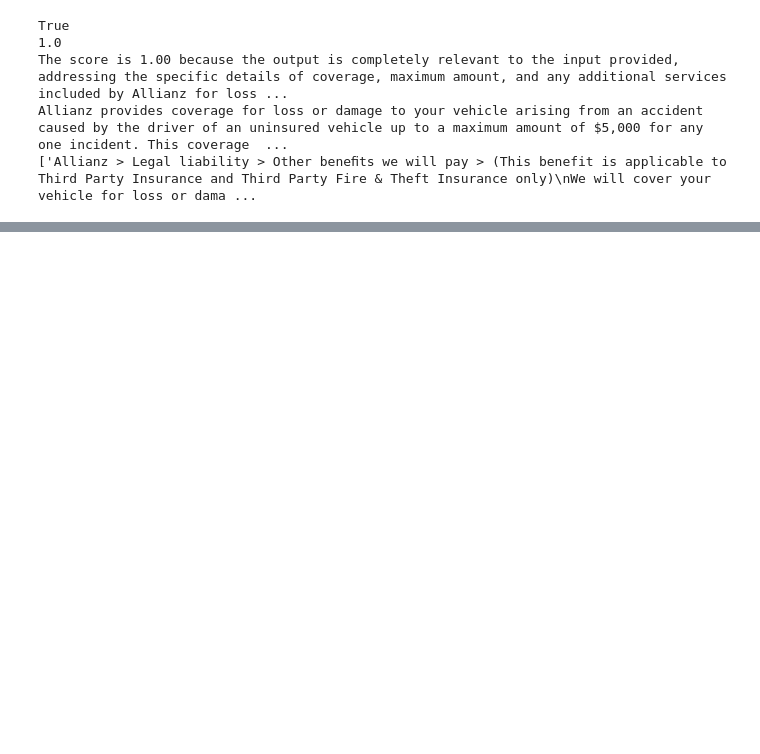
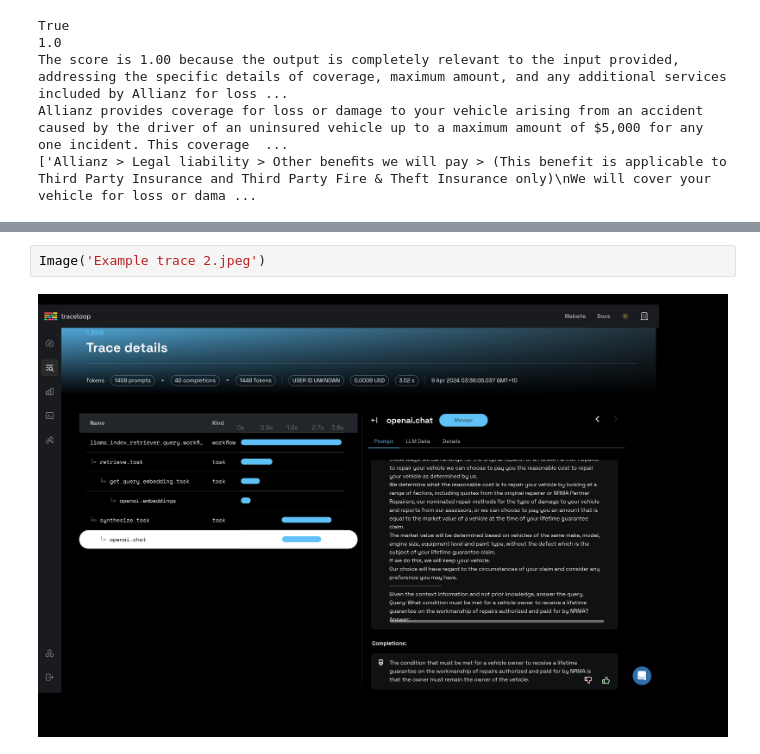
Before and after one commit to PyGeek03/pds-rag-pipelines, a Jupyter notebook: rag.ipynb, the cells around one changed output, grey strips where cells are left out. Saved outputs shown, nothing was run; the diff lists cells and outputs as text; blank space fills up the shorter version.

```diff
--- a/rag.ipynb
+++ b/rag.ipynb
@@ -649,0 +661,4 @@ Allianz provides coverage for loss or damage to your vehicle arising from an acc
+# %%
+Image('Example trace 2.jpeg')
+# %% [output]
+[figure, added]
```
Also changed, not shown: parts of 4 cells of this notebook.
